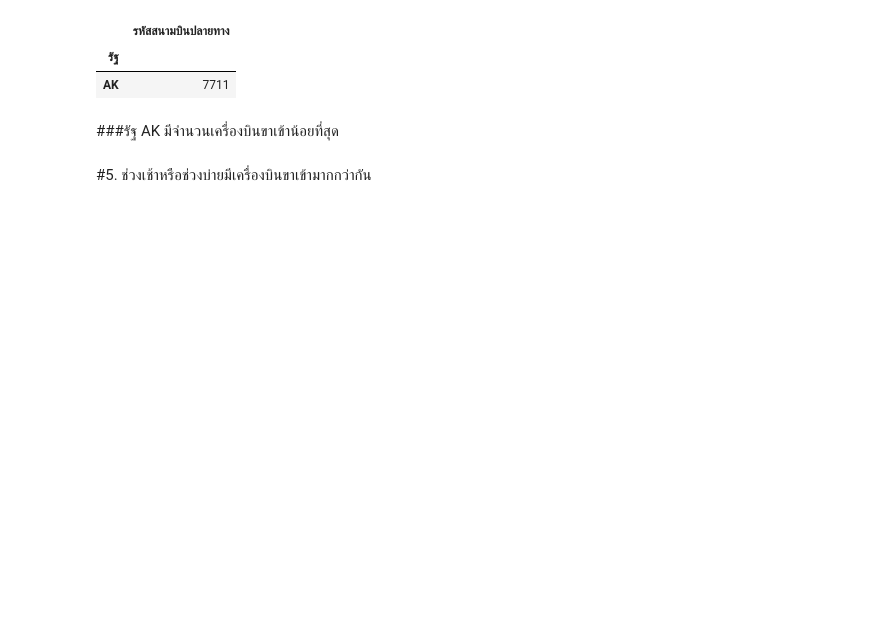
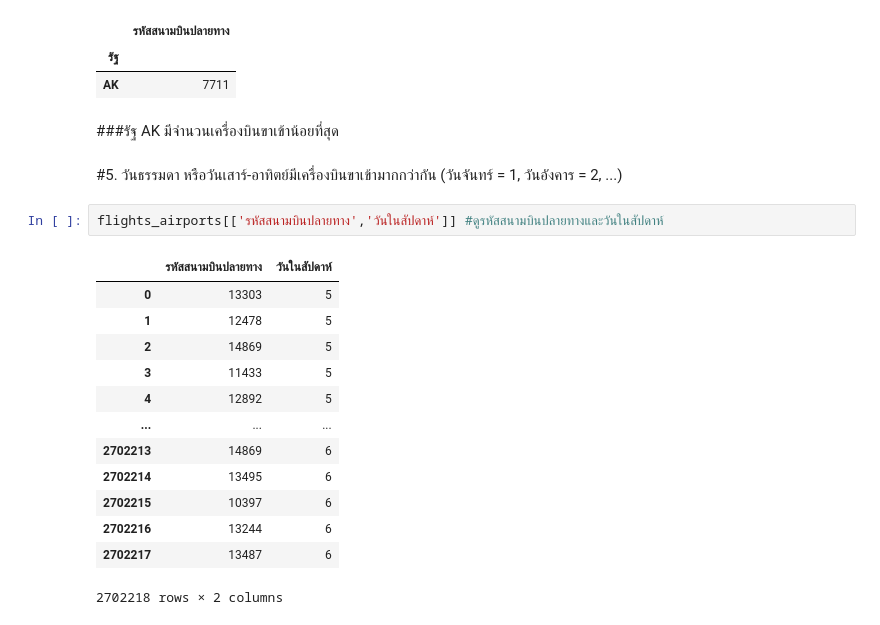
Before and after one commit to Benza1611/DWDM21, a Jupyter notebook: MiniExam.ipynb, the cells around one changed output. Saved outputs shown, nothing was run; the diff lists cells and outputs as text; blank space fills up the shorter version.

```diff
--- a/MiniExam.ipynb
+++ b/MiniExam.ipynb
@@ -137,5 +139,21 @@ Lowest.iloc[:1,4:5]
 | AK | 7711 |
 # %% [markdown]
 ###รัฐ AK มีจำนวนเครื่องบินขาเข้าน้อยที่สุด
-# %% [markdown]
-#5. ช่วงเช้าหรือช่วงบ่ายมีเครื่องบินขาเข้ามากกว่ากัน
+# %% [markdown]
+#5. วันธรรมดา หรือวันเสาร์-อาทิตย์มีเครื่องบินขาเข้ามากกว่ากัน (วันจันทร์ = 1, วันอังคาร = 2, ...)
+# %%
+flights_airports[['รหัสสนามบินปลายทาง','วันในสัปดาห์']] #ดูรหัสสนามบินปลายทางและวันในสัปดาห์
+# %% [output]
+|  | รหัสสนามบินปลายทาง | วันในสัปดาห์ |
+| 0 | 13303 | 5 |
+| 1 | 12478 | 5 |
+| 2 | 14869 | 5 |
+| 3 | 11433 | 5 |
+| 4 | 12892 | 5 |
+| ... | ... | ... |
+| 2702213 | 14869 | 6 |
+| 2702214 | 13495 | 6 |
+| 2702215 | 10397 | 6 |
+| 2702216 | 13244 | 6 |
+| 2702217 | 13487 | 6 |
+2702218 rows × 2 columns
```
Also changed, not shown: parts of 16 cells of this notebook.
